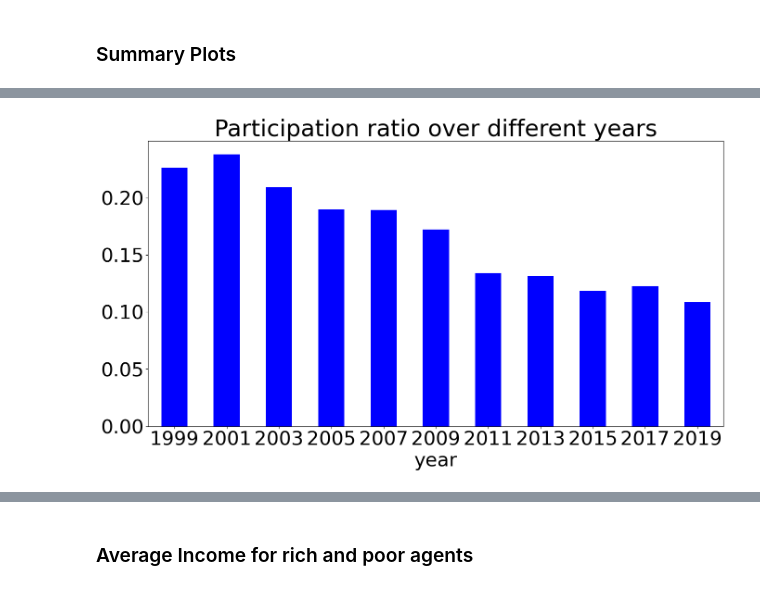
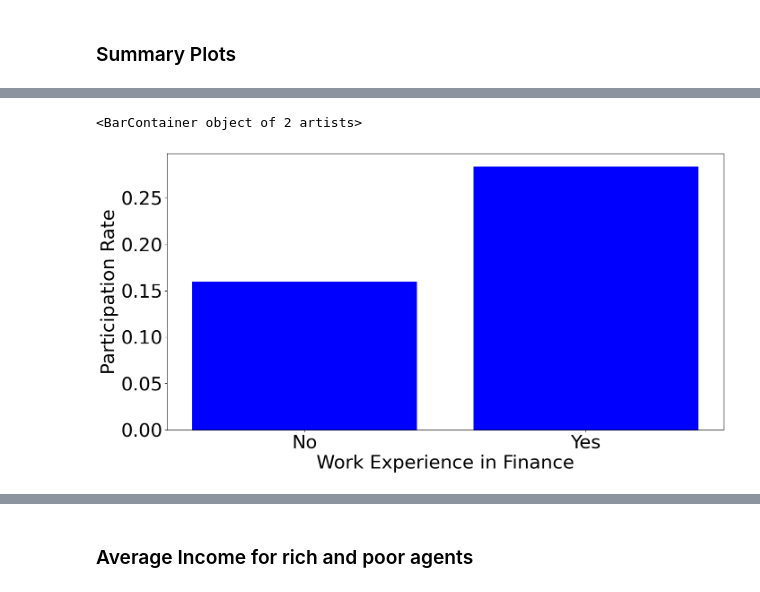
Before and after one commit to dongxulee/lifeCycleP, a Jupyter notebook: family/Household.ipynb, the cells around one changed output, grey strips where cells are left out. Drawn from its saved outputs; the diff is of its cells as text; code cells hidden in the pictures.

```diff
--- a/family/Household.ipynb
+++ b/family/Household.ipynb
@@ -61,6 +47,8 @@ savefig('plots/ownership.jpg')
-# %%
-plt.title("Participation ratio over different years")
-Fdf.groupby("year").participation.mean().plot.bar(color = "blue",rot=0)
-savefig('plots/year.jpg')
-# %% [output]
-[figure, removed]
+# %%
+a = Fdf.groupby("industry").participation.mean().reindex(["noneFinance", "finance"]).values
+plt.xlabel("Work Experience in Finance")
+plt.ylabel("Participation Rate")
+plt.bar(x = ['No', 'Yes'], height = a, color = "blue")
+# %% [output]
+<BarContainer object of 2 artists>
+[figure, added]
```
Also changed, not shown: parts of 10 cells of this notebook, 10 other files.
